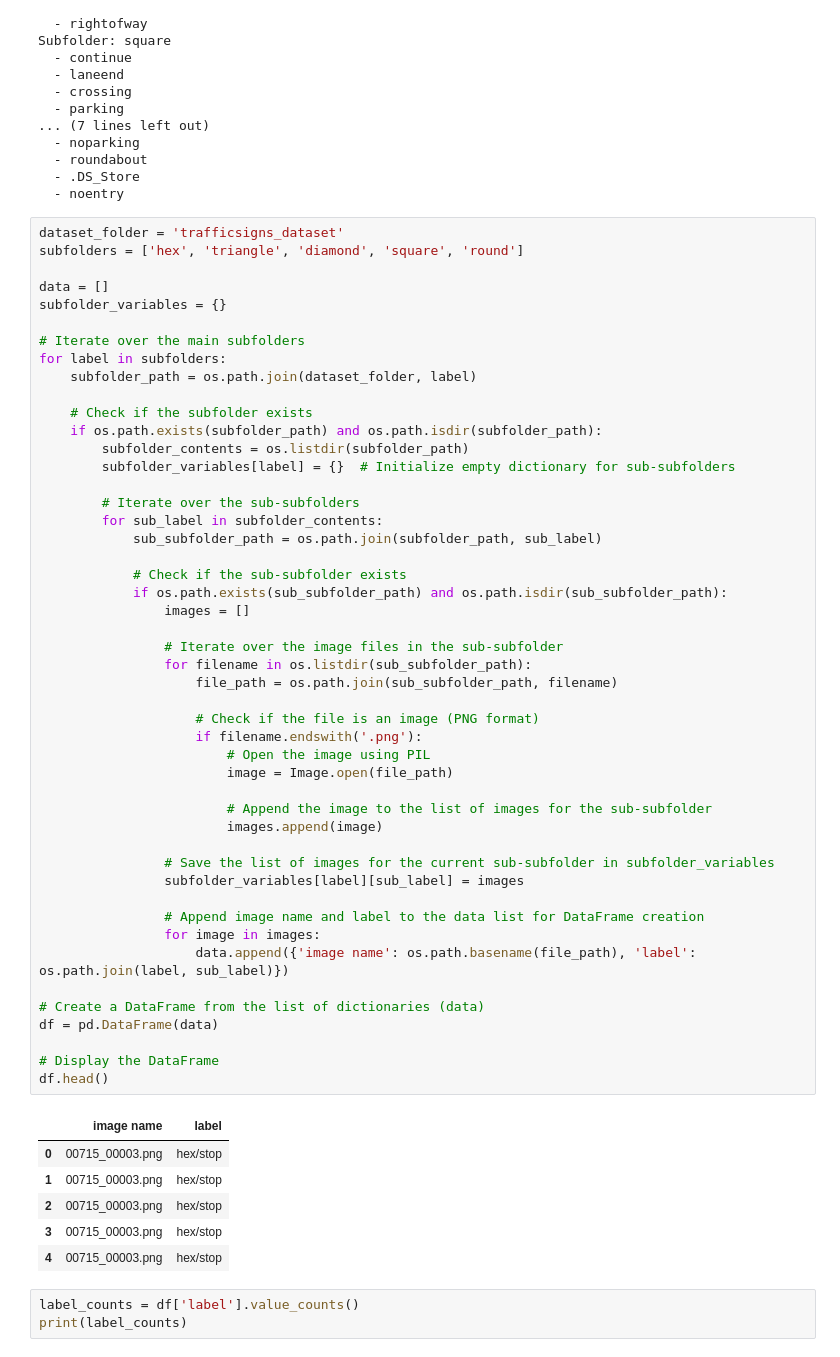
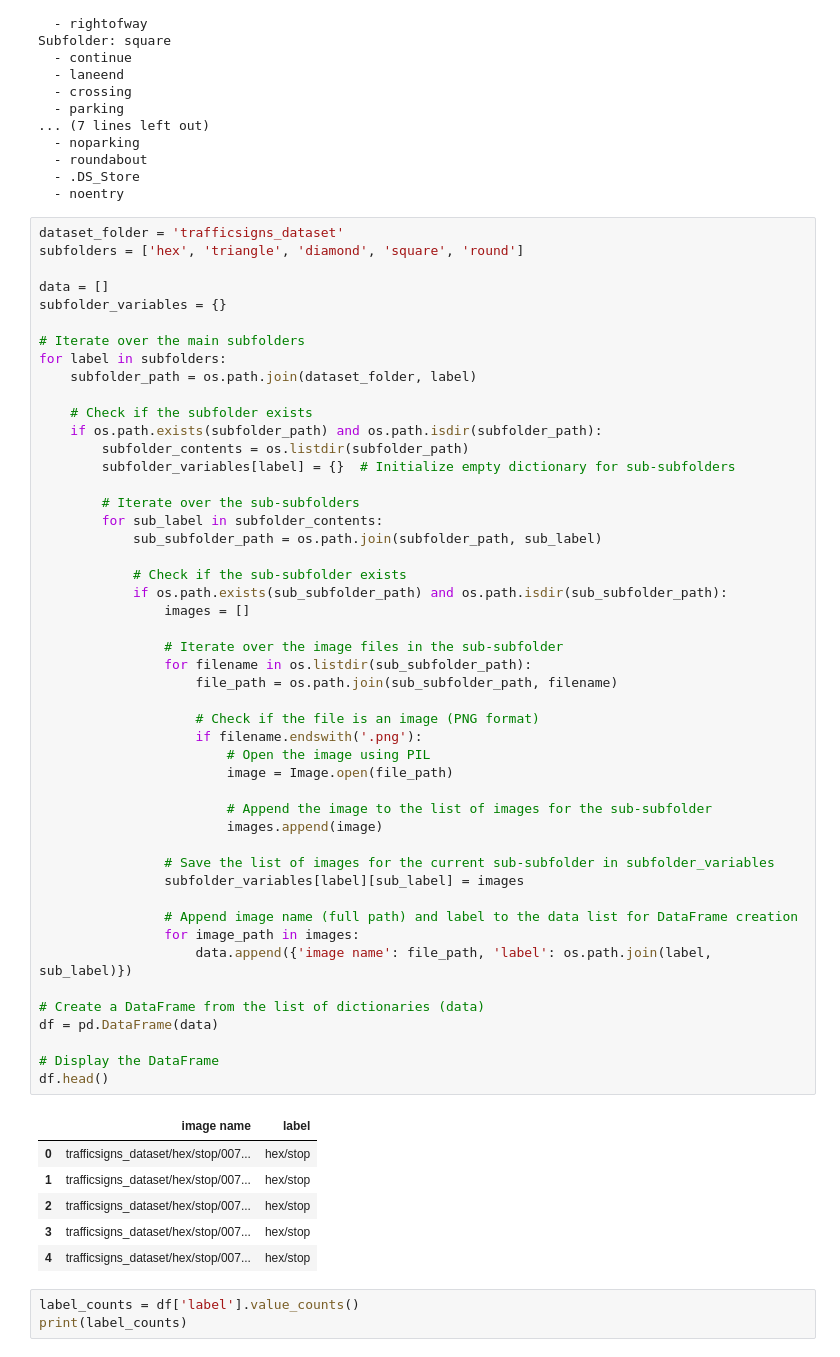
Before and after one commit to Faith927/BelgiumTS-Classification, a Jupyter notebook: A2_TrafficSigns.ipynb, the cells around one changed output. Cells and saved outputs as stored; diff of their text form.

Commit message:
1. changed the image name column to show the full path of image 2. double check the shape of images

```diff
--- a/A2_TrafficSigns.ipynb
+++ b/A2_TrafficSigns.ipynb
@@ -91,41 +91,41 @@ for label in subfolders:
         for sub_label in subfolder_contents:
             sub_subfolder_path = os.path.join(subfolder_path, sub_label)
 
             # Check if the sub-subfolder exists
             if os.path.exists(sub_subfolder_path) and os.path.isdir(sub_subfolder_path):
                 images = []
 
                 # Iterate over the image files in the sub-subfolder
                 for filename in os.listdir(sub_subfolder_path):
                     file_path = os.path.join(sub_subfolder_path, filename)
 
                     # Check if the file is an image (PNG format)
                     if filename.endswith('.png'):
                         # Open the image using PIL
                         image = Image.open(file_path)
 
                         # Append the image to the list of images for the sub-subfolder
                         images.append(image)
 
                 # Save the list of images for the current sub-subfolder in subfolder_variables
                 subfolder_variables[label][sub_label] = images
 
-                # Append image name and label to the data list for DataFrame creation
-                for image in images:
-                    data.append({'image name': os.path.basename(file_path), 'label': os.path.join(label, sub_label)})
+                # Append image name (full path) and label to the data list for DataFrame creation
+                for image_path in images:
+                    data.append({'image name': file_path, 'label': os.path.join(label, sub_label)})
 
 # Create a DataFrame from the list of dictionaries (data)
 df = pd.DataFrame(data)
 
 # Display the DataFrame
 df.head()
 # %% [output]
 |  | image name | label |
-| 0 | 00715_00003.png | hex/stop |
-| 1 | 00715_00003.png | hex/stop |
-| 2 | 00715_00003.png | hex/stop |
-| 3 | 00715_00003.png | hex/stop |
-| 4 | 00715_00003.png | hex/stop |
+| 0 | trafficsigns_dataset/hex/stop/007... | hex/stop |
+| 1 | trafficsigns_dataset/hex/stop/007... | hex/stop |
+| 2 | trafficsigns_dataset/hex/stop/007... | hex/stop |
+| 3 | trafficsigns_dataset/hex/stop/007... | hex/stop |
+| 4 | trafficsigns_dataset/hex/stop/007... | hex/stop |
 # %%
 label_counts = df['label'].value_counts()
 print(label_counts)
```
Also changed, not shown: parts of 2 cells of this notebook.
